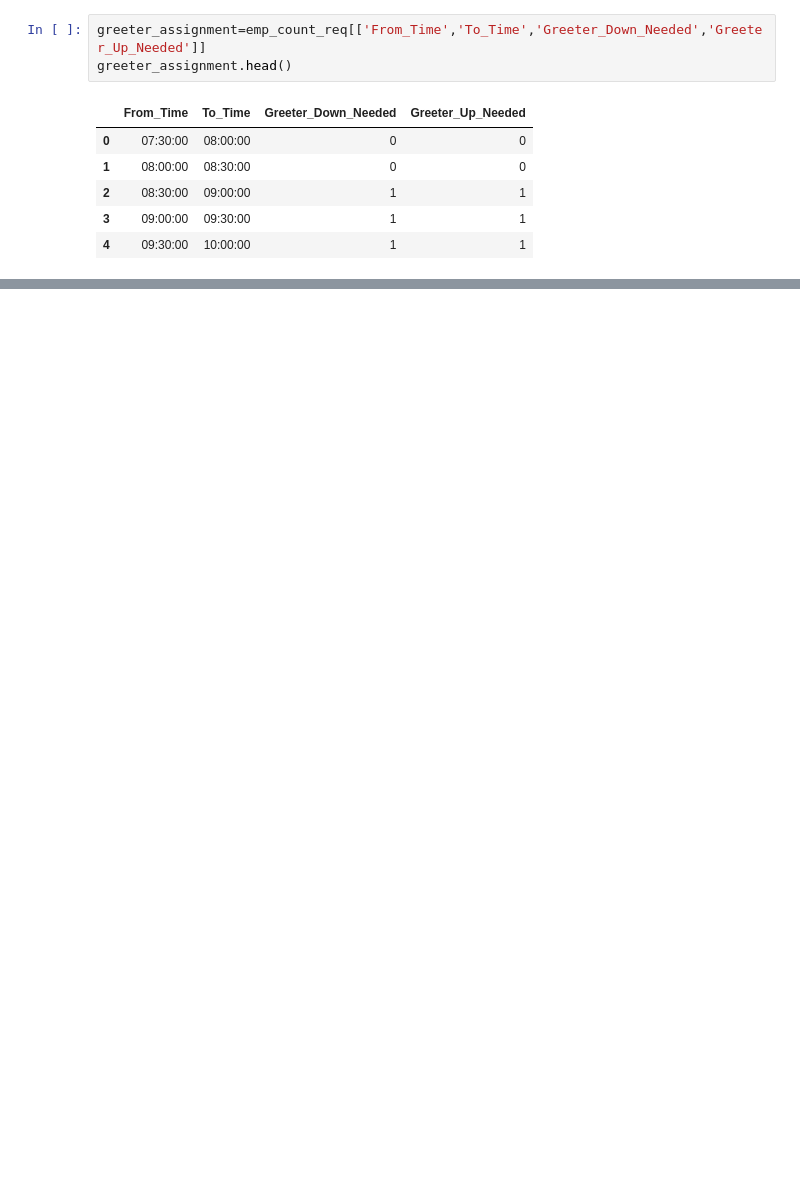
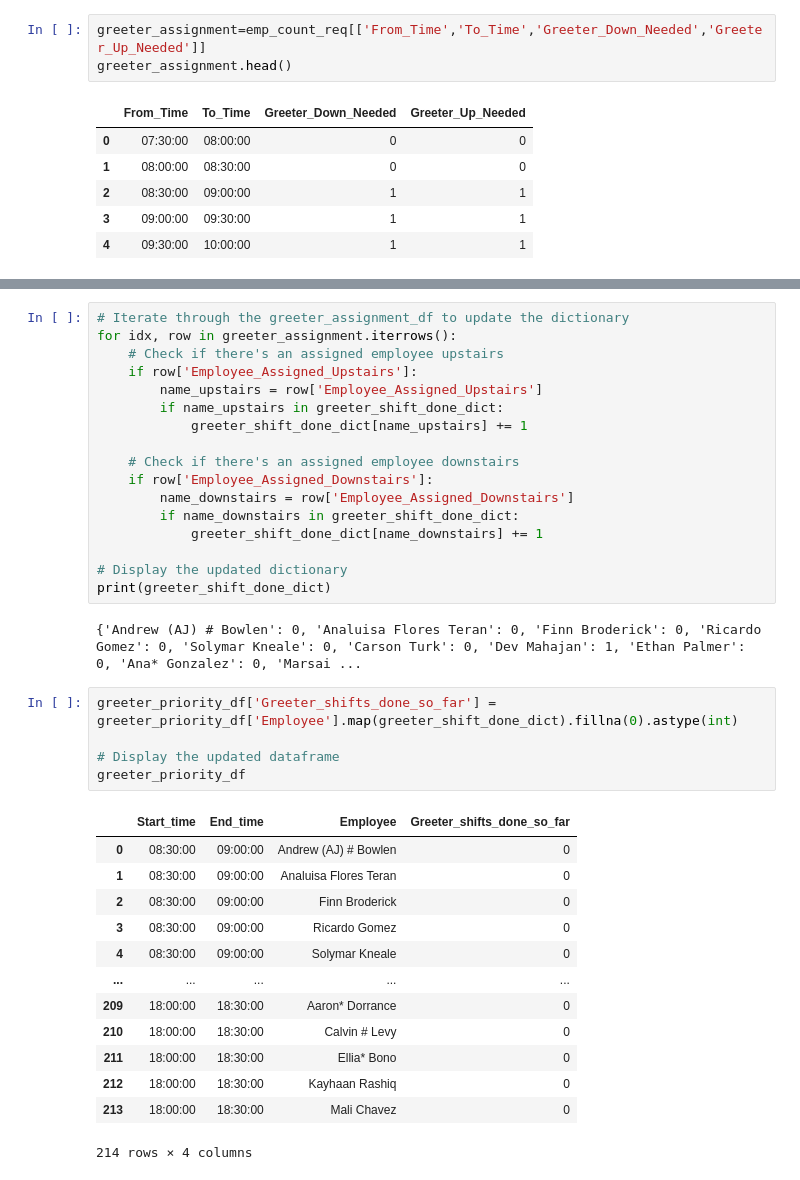
Before and after one commit to ABHIRAM1234/CU-BookStore-Work-Scheduling, a Jupyter notebook: greeter.ipynb, the cells around one changed output, grey strips where cells are left out. Drawn from its saved outputs; the diff is of its cells as text; blank space fills up the shorter version.

```diff
--- a/greeter.ipynb
+++ b/greeter.ipynb
@@ -191,3 +199,41 @@ greeter_assignment
 | 21 | 18:00:00 | 18:30:00 | 1 | 1 | 0 | ... |
 | 22 | 18:30:00 | 19:00:00 | 1 | 1 | 0 | ... |
 | 23 | 19:00:00 | 19:30:00 | 1 | 1 | 0 | ... |
+# %%
+# Iterate through the greeter_assignment_df to update the dictionary
+for idx, row in greeter_assignment.iterrows():
+    # Check if there's an assigned employee upstairs
+    if row['Employee_Assigned_Upstairs']:
+        name_upstairs = row['Employee_Assigned_Upstairs']
+        if name_upstairs in greeter_shift_done_dict:
+            greeter_shift_done_dict[name_upstairs] += 1
+
+    # Check if there's an assigned employee downstairs
+    if row['Employee_Assigned_Downstairs']:
+        name_downstairs = row['Employee_Assigned_Downstairs']
+        if name_downstairs in greeter_shift_done_dict:
+            greeter_shift_done_dict[name_downstairs] += 1
+
+# Display the updated dictionary
+print(greeter_shift_done_dict)
+# %% [output]
+{'Andrew (AJ) # Bowlen': 0, 'Analuisa Flores Teran': 0, 'Finn Broderick': 0, 'Ricardo Gomez': 0, 'Solymar Kneale': 0, 'Carson Turk': 0, 'Dev Mahajan': 1, 'Ethan Palmer': 0, 'Ana* Gonzalez': 0, 'Marsai ...
+# %%
+greeter_priority_df['Greeter_shifts_done_so_far'] = greeter_priority_df['Employee'].map(greeter_shift_done_dict).fillna(0).astype(int)
+
+# Display the updated dataframe
+greeter_priority_df
+# %% [output]
+|  | Start_time | End_time | Employee | Greeter_shifts_done_so_far |
+| 0 | 08:30:00 | 09:00:00 | Andrew (AJ) # Bowlen | 0 |
+| 1 | 08:30:00 | 09:00:00 | Analuisa Flores Teran | 0 |
+| 2 | 08:30:00 | 09:00:00 | Finn Broderick | 0 |
+| 3 | 08:30:00 | 09:00:00 | Ricardo Gomez | 0 |
+| 4 | 08:30:00 | 09:00:00 | Solymar Kneale | 0 |
+| ... | ... | ... | ... | ... |
+| 209 | 18:00:00 | 18:30:00 | Aaron* Dorrance | 0 |
+| 210 | 18:00:00 | 18:30:00 | Calvin # Levy | 0 |
+| 211 | 18:00:00 | 18:30:00 | Ellia* Bono | 0 |
+| 212 | 18:00:00 | 18:30:00 | Kayhaan Rashiq | 0 |
+| 213 | 18:00:00 | 18:30:00 | Mali Chavez | 0 |
+214 rows × 4 columns
```
Also changed, not shown: parts of 7 cells of this notebook.
